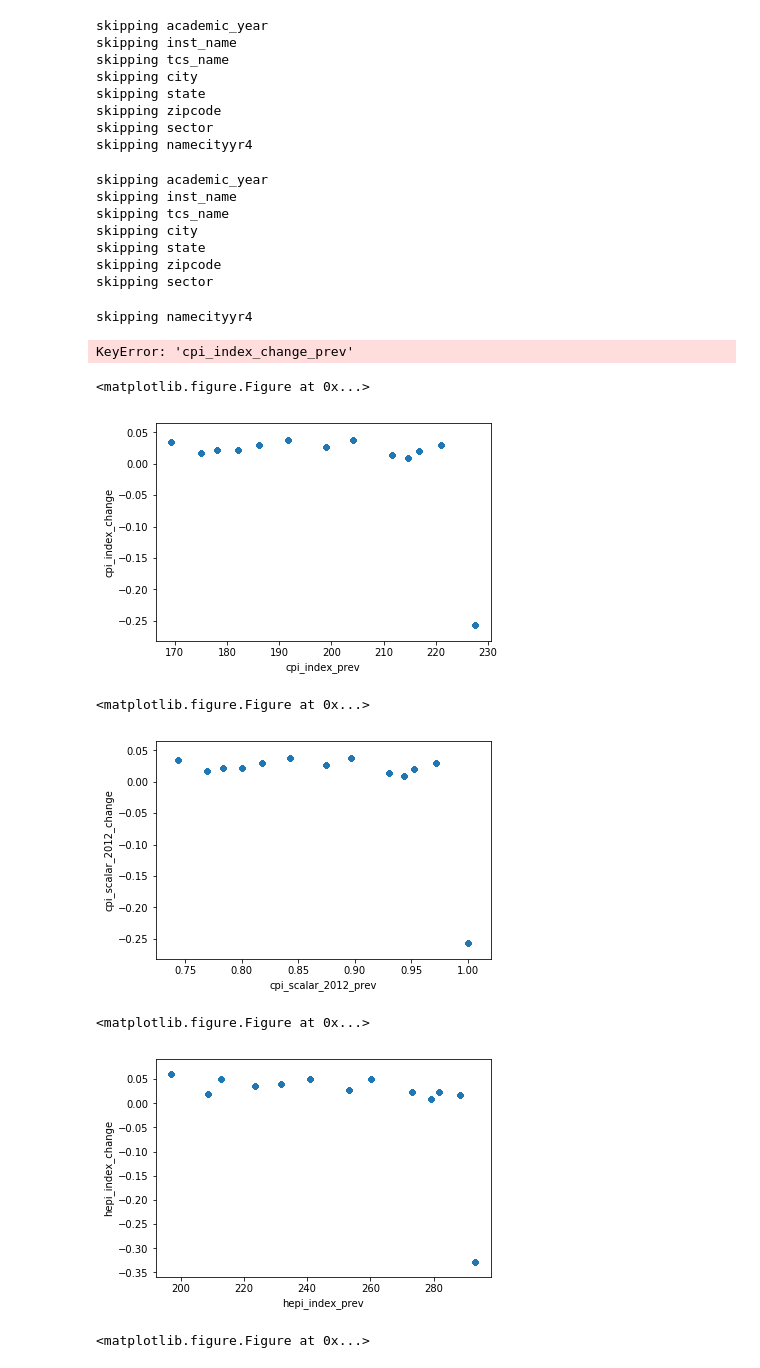
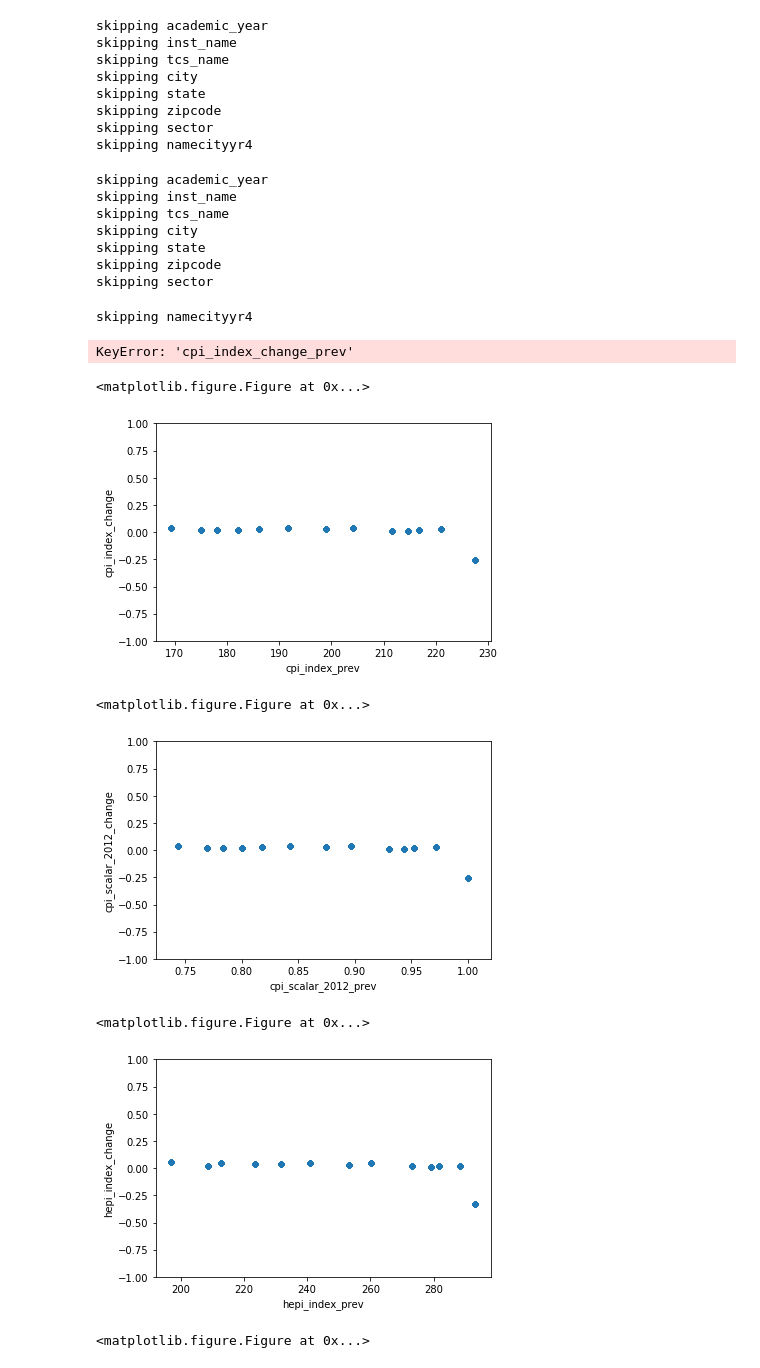
Before and after one commit to yunlinz/datathon, a Jupyter notebook: college_financials2.ipynb, the cells around one changed output. Drawn from its saved outputs; the diff is of its cells as text; code cells hidden in the pictures.

```diff
--- a/college_financials2.ipynb
+++ b/college_financials2.ipynb
@@ -55,24 +55,25 @@ skipping namecityyr4
 # %%
 for c in final_df.columns:
     if final_df[c].dtype in (object, np.int64):
         print('skipping {}'.format(c))
         continue
     plt.figure()
-    axfinal_df.plot.scatter('{}_prev'.format(c), '{}_change'.format(c))
+    ax = final_df.plot.scatter('{}_prev'.format(c), '{}_change'.format(c))
+    ax.set_ylim([-1,1])
 # %% [output]
 skipping academic_year
 skipping inst_name
 skipping tcs_name
 skipping city
 skipping state
 skipping zipcode
 skipping sector
 skipping namecityyr4
 KeyError: 'cpi_index_change_prev'
 <matplotlib.figure.Figure at 0x...>
-[figure, old version]
+[figure, new version]
 <matplotlib.figure.Figure at 0x...>
-[figure, old version]
+[figure, new version]
 <matplotlib.figure.Figure at 0x...>
-[figure, old version]
+[figure, new version]
 <matplotlib.figure.Figure at 0x...>
```
Also changed, not shown: parts of 1 cell of this notebook.
